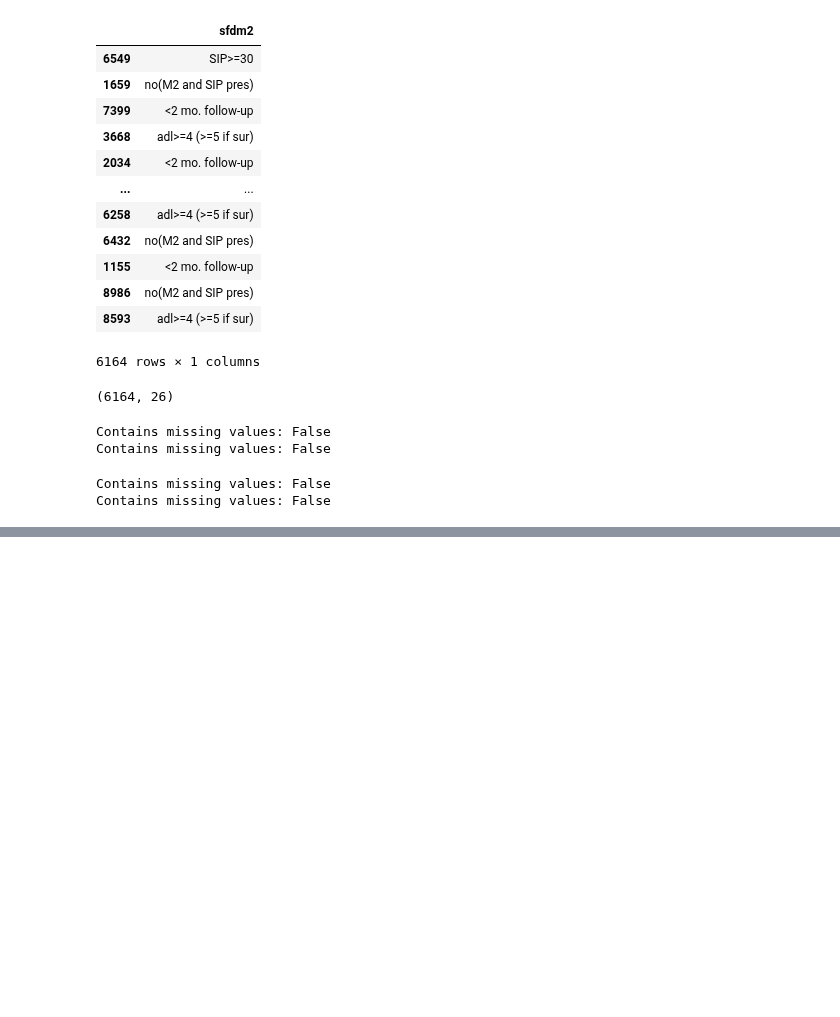
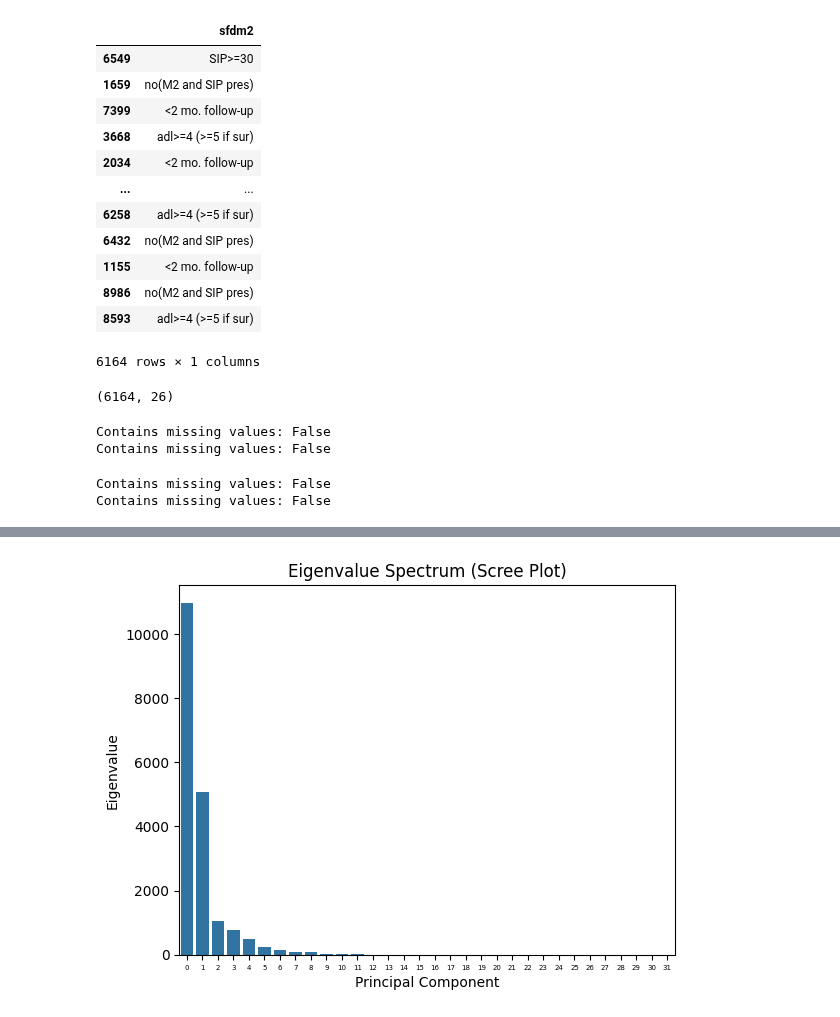
Before and after one commit to calgalvan/277A_Final_Project, a Jupyter notebook: feature_selection_III.ipynb, the cells around one changed output, grey strips where cells are left out. Cells and saved outputs as stored; diff of their text form; code cells hidden in the pictures; blank space fills up the shorter version.

```diff
--- a/feature_selection_III.ipynb
+++ b/feature_selection_III.ipynb
@@ -209,0 +195,23 @@ Contains missing values: False
+# %%
+pca = PCA()
+pca.fit(XS_train, y_train)
+
+# Get eigenvalues (explained variance)
+eigenvalues = pca.explained_variance_
+explained_ratio = pca.explained_variance_ratio_
+
+# print("Eigenvalues and explained variance ratio:")
+# for i, (ev, ratio) in enumerate(zip(eigenvalues, explained_ratio)):
+#     print(f"  PC{i+1}: eigenvalue = {ev:.4f}, explains {ratio*100:.1f}% of variance")
+
+# print(f"\nTotal variance explained: {sum(explained_ratio)*100:.1f}%")
+
+# Scree plot
+sns.barplot(x=range(len(eigenvalues)), y=eigenvalues)
+plt.xlabel('Principal Component')
+plt.ylabel('Eigenvalue')
+plt.title('Eigenvalue Spectrum (Scree Plot)')
+plt.xticks(fontsize=5)
+plt.show()
+# %% [output]
+[figure, added]
```
Also changed, not shown: parts of 9 cells of this notebook, 2 other files.
